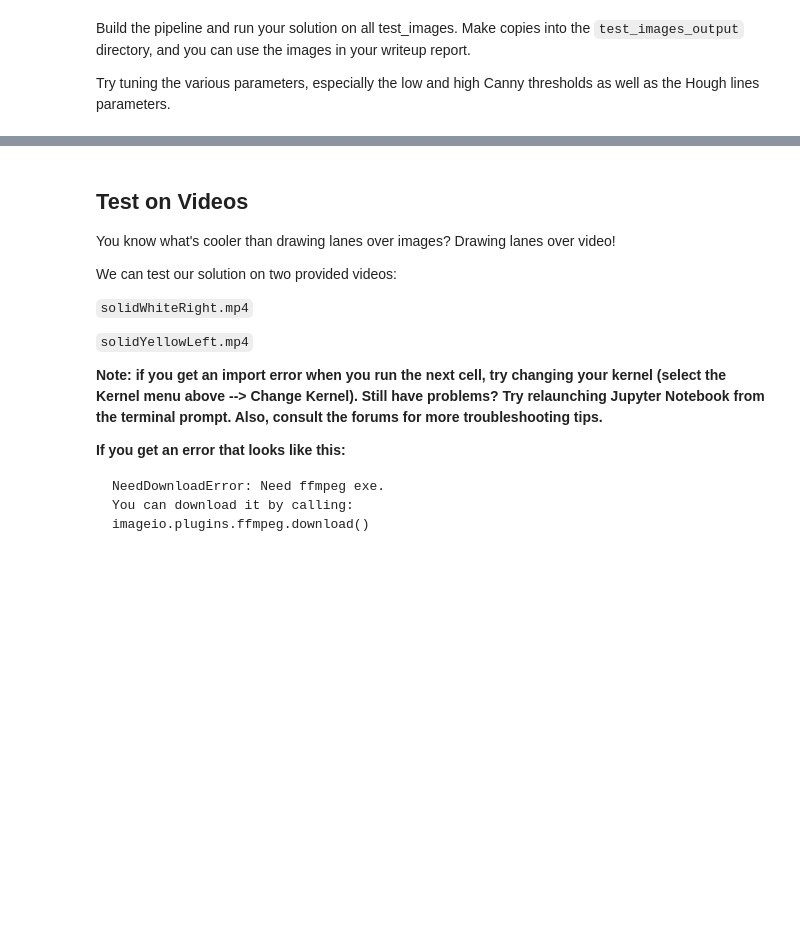
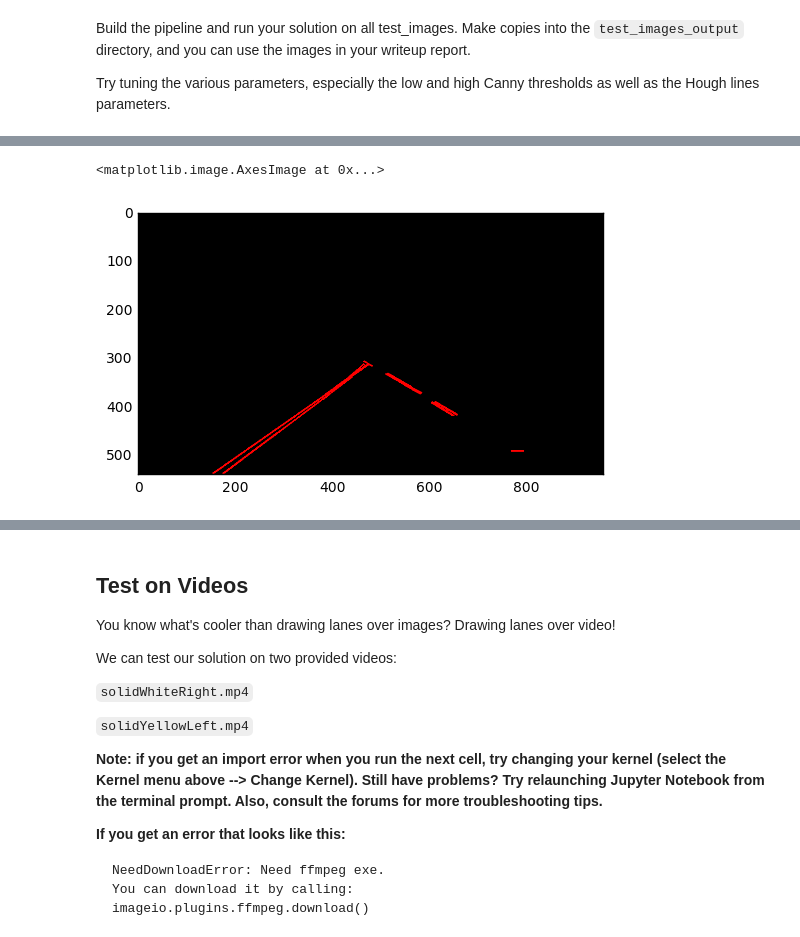
Before and after one commit to hokimank/CarND-LaneLines-P1, a Jupyter notebook: P1.ipynb, the cells around one changed output, grey strips where cells are left out. Saved outputs shown, nothing was run; the diff lists cells and outputs as text; code cells hidden in the pictures; blank space fills up the shorter version.

Commit message:
few lines code added

```diff
--- a/P1.ipynb
+++ b/P1.ipynb
@@ -186,0 +114,9 @@ Try tuning the various parameters, especially the low and high Canny thresholds
+# %%
+imshape = image0.shape
+vertices = np.array([[(0,imshape[0]),(450, 300), (450, 300), (imshape[1],imshape[0])]], dtype=np.int32)
+interested0 = region_of_interest(cannied0,vertices)
+houghed0 = hough_lines(interested0,1,np.pi/180,20,10,20)
+plt.imshow(houghed0)
+# %% [output]
+<matplotlib.image.AxesImage at 0x...>
+[figure, added]
```
Also changed, not shown: parts of 13 cells of this notebook.
